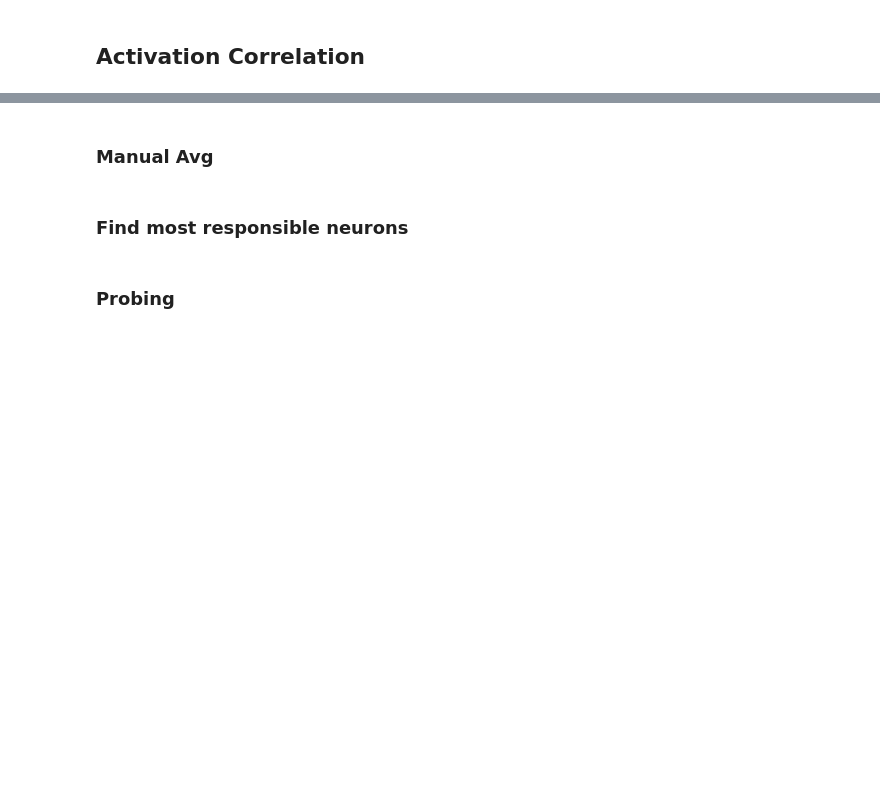
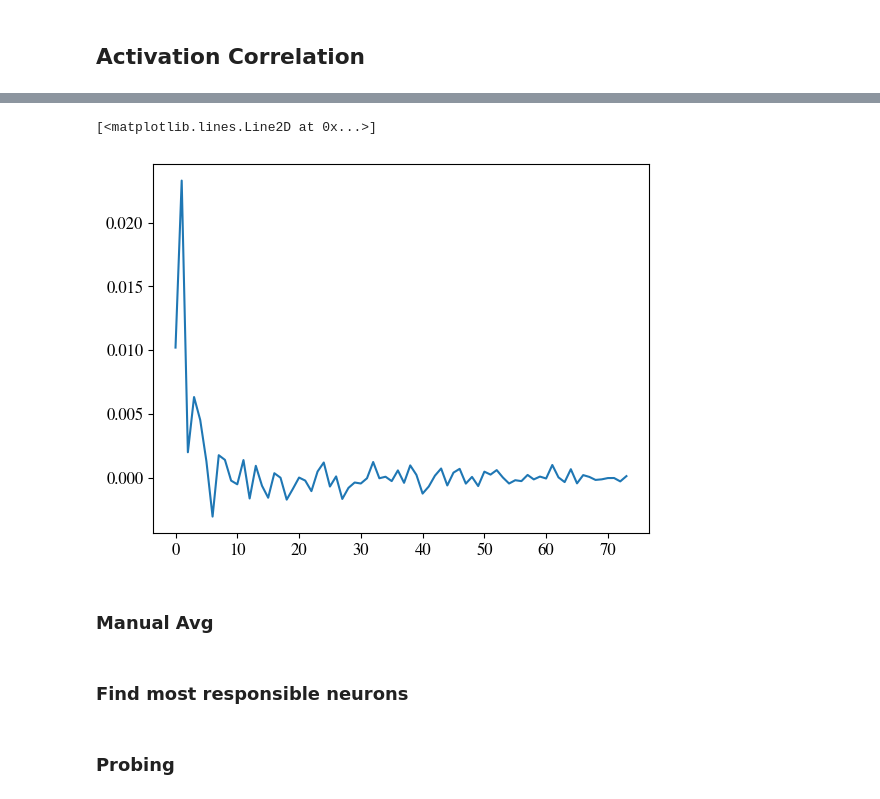
Before and after one commit to LittleDijkstraZ/PE_investigation, a Jupyter notebook: pe_info_experiments/visualize 4.ipynb, the cells around one changed output, grey strips where cells are left out. Saved outputs shown, nothing was run; the diff lists cells and outputs as text; code cells hidden in the pictures; blank space fills up the shorter version.

```diff
--- a/pe_info_experiments/visualize 4.ipynb
+++ b/pe_info_experiments/visualize 4.ipynb
@@ -566,14 +565,14 @@ exp_list = []
 
 
 # ===== 6-12 layers
-# exp_list = glob.glob('./outputs_ref_*/rev16*/*')
-exp_list = glob.glob('./outputs_ref_*/*/*')
+exp_list = glob.glob('./outputs_ref_*/rev16*/*')
+# exp_list = glob.glob('./outputs_ref_*/*/*')
 
 # exp_list = glob.glob('./outputs_ref_6/order*/*')
 # exp_list = glob.glob('./outputs_ref_6/add*/*')
 # exp_list = glob.glob('./outputs_ref/add*/*')
 
-# exp_list = glob.glob('./outputs_ref_*/wherex*/*')
+# exp_list = glob.glob('./outputs_ref_6/wherex9_nc_original_abs/*')
 # exp_list = glob.glob('./outputs_ref_6/identify*/*')
 
 
@@ -1418,3 +1493,37 @@ interactive(children=(IntSlider(value=0, description='sample_idx', max=255), Int
+# %%
+
+
+all_means = []
+for st in tqdm(range(4,300,4)):
+    means = []
+    means2 = []
+    for i in range(50):
+        # for sidx, std in enumerate(np.arange(0.01, 2, 0.01)):
+        std = 0.001
+
+        res = np.array([rep(idx_range=[st,st+1,st+2], std=std) for i in range(100)])
+
+        stat1 = res[:, 0]-res[:, 1]
+
+        means.append(stat1.mean())
+
+        stat2 = res[:, 2]-res[:, 1]
+
+        means2.append(stat2.mean())
+
+    # plt.hist(means, bins=100)
+    # plt.show()
+    # plt.hist(means2, bins=100)
+    # plt.show()
+    means = np.array(means)
+    means2 = np.array(means2)
+    means_diff = means2.mean()-means.mean()
+    all_means.append(means_diff)
+
+plt.plot(all_means)
+# %% [output]
+[<matplotlib.lines.Line2D at 0x...>]
+[figure, added]
 # %% [markdown]
 ### Manual Avg
 # %%
```
Also changed, not shown: parts of 19 cells of this notebook, 7 other files.
